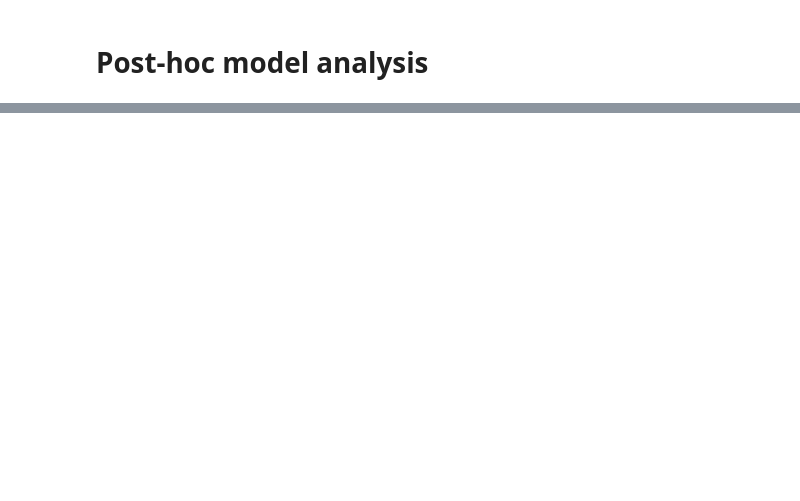
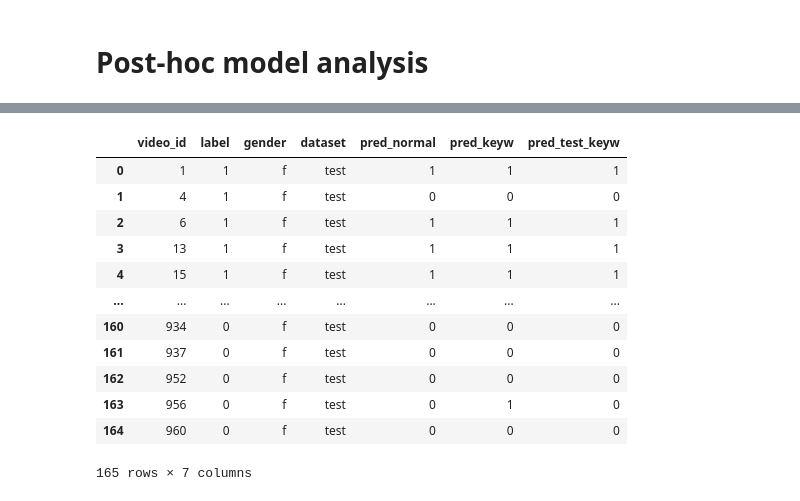
Before and after one commit to StanMey/Master_thesis_DVlog, a Jupyter notebook: notebooks/post-hoc_analysis.ipynb, the cells around one changed output, grey strips where cells are left out. Saved outputs shown, nothing was run; the diff lists cells and outputs as text; code cells hidden in the pictures; blank space fills up the shorter version.

```diff
--- a/notebooks/post-hoc_analysis.ipynb
+++ b/notebooks/post-hoc_analysis.ipynb
@@ -53,6 +106,7 @@ config_dict = process_config(config)
 # overwrite the annotations_file + data_dir
 config_dict.annotations_file = annotations_file
 config_dict.data_dir = Path("../DVlog/dataset/sent-embeddings-dataset")
+config_dict.encoder1_data_dir = Path("../DVlog/dataset/sent-embeddings-dataset")
 
 # setup the model paths
 model_dir_path = Path(os.path.join(models_path, config_dict.model_name))
@@ -78,6 +132,12 @@ norm_pred, norm_truth, norm_protected, norm_video_ids = evaluate_model(saved_mod
                                                                        unpriv_feature="m", verbose=False, get_raw_preds=True)
 
 # retrieve the evaluation metrics to check the model
-_, w_precision, w_recall, w_fscore, _ = calculate_performance_measures(y_labels, predictions)
-gender_metrics = calculate_gender_performance_measures(y_labels, predictions, protected)
+_, w_precision, w_recall, w_fscore, _ = calculate_performance_measures(norm_truth, norm_pred)
+gender_metrics = calculate_gender_performance_measures(norm_truth, norm_pred, norm_protected)
+
+# print the combined and gender-based metrics
+print(f"(weighted) -->\nPrecision: {w_precision}\nRecall: {w_recall}\nF1-score: {w_fscore}")
+print("Gender-based metrics:\n----------")
+for gender_metric in gender_metrics:
+    print("Metrics for label {0}:\n---\nPrecision: {1}\nRecall: {2}\nF1-score: {3}\n----------".format(*gender_metric))
 # %% [output]
@@ -87,0 +234,17 @@ keyw_pred, keyw_truth, keyw_protected, keyw_video_ids = evaluate(normal_model_co
+# %%
+# flatten the predictions of the normal model
+norm_pred = np.argmax(np.concatenate(norm_pred), axis=1)
+norm_video_ids = np.array(list(chain.from_iterable(norm_video_ids)))
+
+# flatten the predictions of the keyword model
+keyw_pred = np.argmax(np.concatenate(keyw_pred), axis=1)
+keyw_video_ids = np.array(list(chain.from_iterable(keyw_video_ids)))
+
+# build the dataframes
+df_norm = pd.DataFrame({"video_id": norm_video_ids, "pred_normal": norm_pred})
+df_keyw = pd.DataFrame({"video_id": keyw_video_ids, "pred_keyw": keyw_pred})
+# %%
+# merge the predictions back into the dataframe
+df_annotations = pd.merge(df_annotations, df_norm, left_on="video_id", right_on="video_id", how="left")
+df_annotations = pd.merge(df_annotations, df_keyw, left_on="video_id", right_on="video_id", how="left")
+df_annotations
@@ -87,0 +526,23 @@ keyw_pred, keyw_truth, keyw_protected, keyw_video_ids = evaluate(normal_model_co
+# %%
+# flatten the predictions of the keyword model
+test_keyw_pred = np.argmax(np.concatenate(test_keyw_pred), axis=1)
+test_keyw_video_ids = np.array(list(chain.from_iterable(test_keyw_video_ids)))
+
+# build the dataframes
+df_test_keyw = pd.DataFrame({"video_id": test_keyw_video_ids, "pred_test_keyw": test_keyw_pred})
+df_annotations = pd.merge(df_annotations, df_test_keyw, left_on="video_id", right_on="video_id", how="left")
+df_annotations
+# %% [output]
+|  | video_id | label | gender | dataset | pred_normal | pred_keyw | pred_test_keyw |
+| 0 | 1 | 1 | f | test | 1 | 1 | 1 |
+| 1 | 4 | 1 | f | test | 0 | 0 | 0 |
+| 2 | 6 | 1 | f | test | 1 | 1 | 1 |
+| 3 | 13 | 1 | f | test | 1 | 1 | 1 |
+| 4 | 15 | 1 | f | test | 1 | 1 | 1 |
+| ... | ... | ... | ... | ... | ... | ... | ... |
+| 160 | 934 | 0 | f | test | 0 | 0 | 0 |
+| 161 | 937 | 0 | f | test | 0 | 0 | 0 |
+| 162 | 952 | 0 | f | test | 0 | 0 | 0 |
+| 163 | 956 | 0 | f | test | 0 | 1 | 0 |
+| 164 | 960 | 0 | f | test | 0 | 0 | 0 |
+165 rows × 7 columns
```
Also changed, not shown: parts of 30 cells of this notebook.
